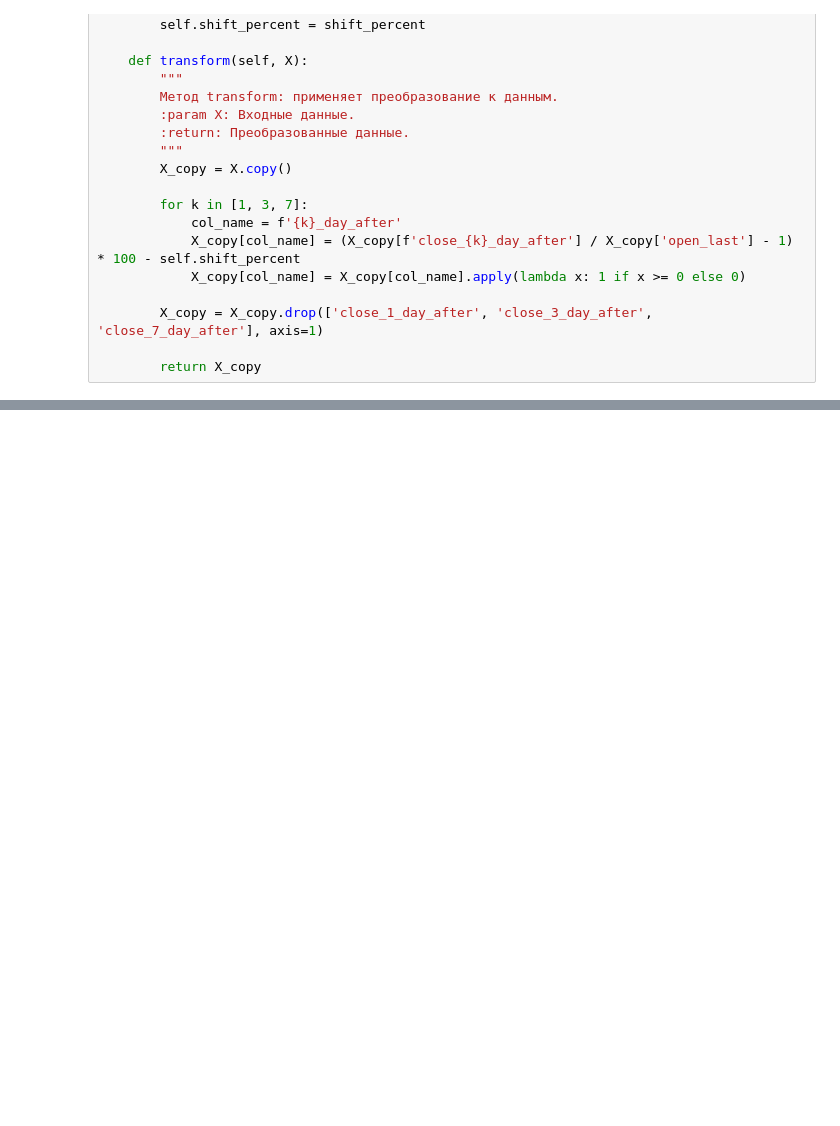
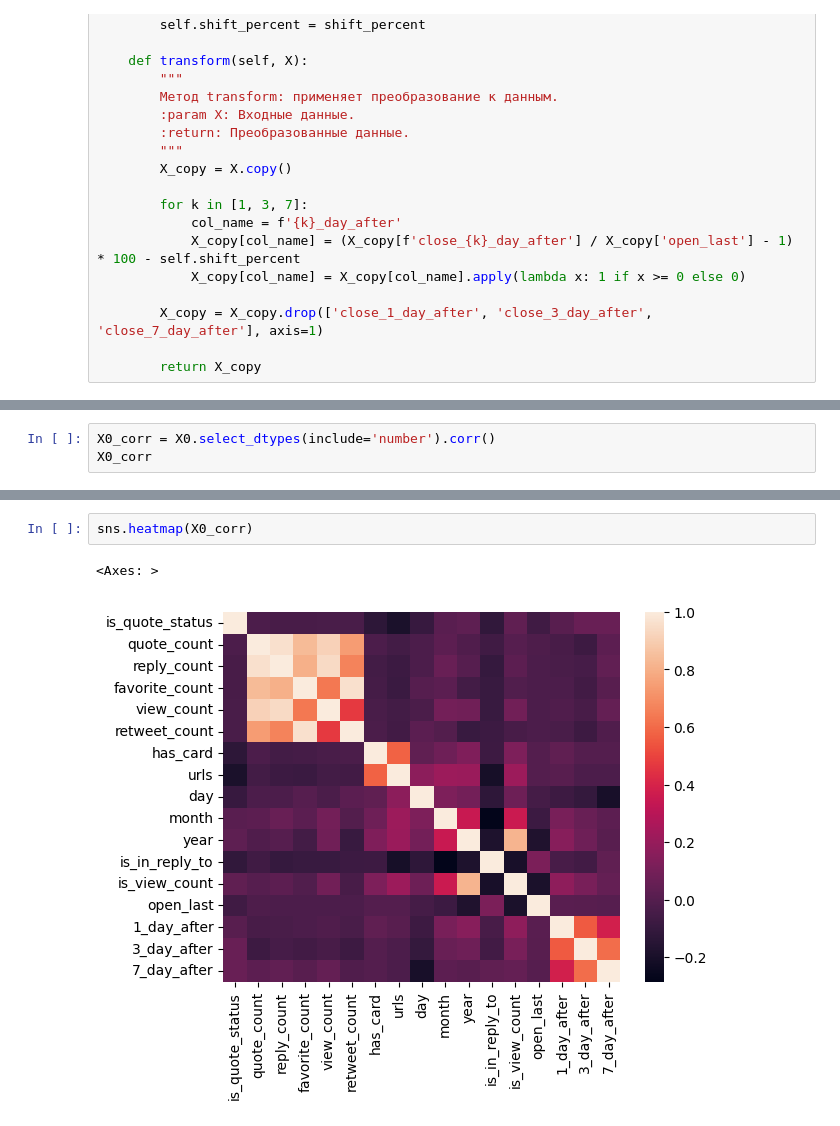
Before and after one commit to vasilyryabtsev/futures-price-prediction, a Jupyter notebook: twitter/ML_methods.ipynb, the cells around one changed output, grey strips where cells are left out. Drawn from its saved outputs; the diff is of its cells as text; blank space fills up the shorter version.

```diff
--- a/twitter/ML_methods.ipynb
+++ b/twitter/ML_methods.ipynb
@@ -107,0 +138,3 @@ X0.head()
+# %%
+X0_corr = X0.select_dtypes(include='number').corr()
+X0_corr
@@ -107,0 +160,5 @@ X0.head()
+# %%
+sns.heatmap(X0_corr)
+# %% [output]
+<Axes: >
+[figure, added]
```
Also changed, not shown: parts of 15 cells of this notebook.
